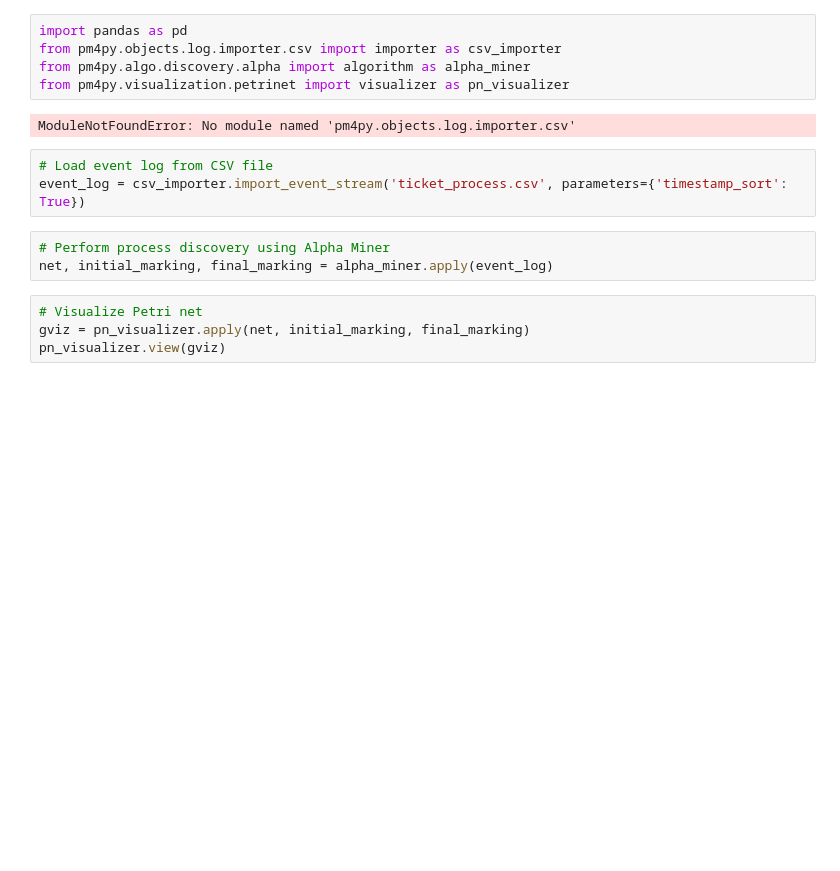
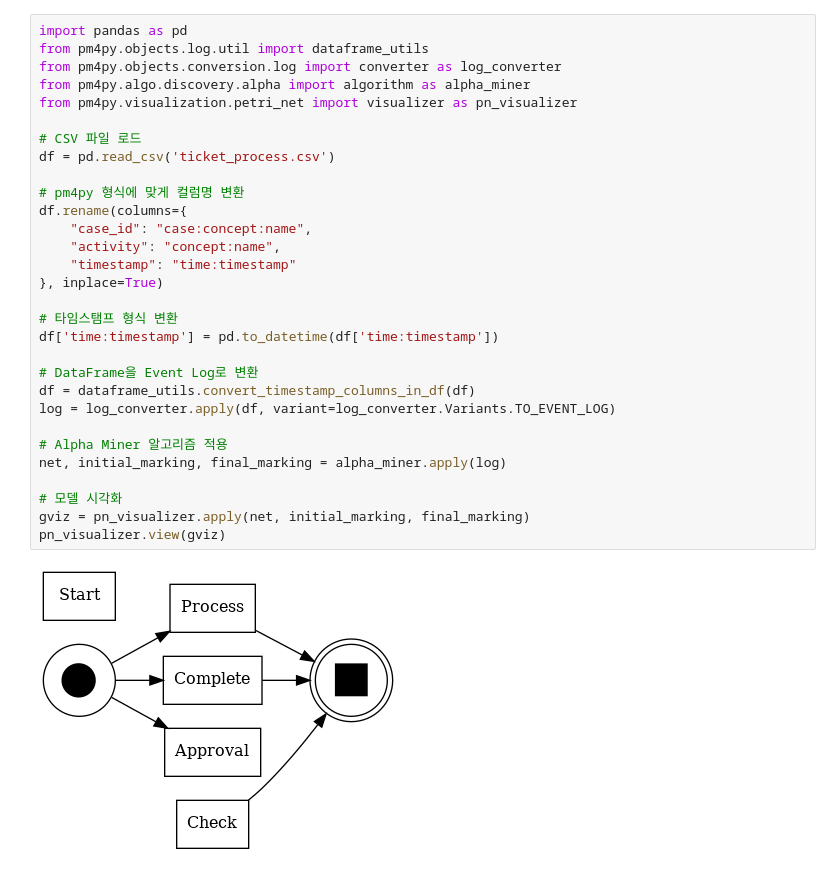
Before and after one commit to ellinlee/Data_Analytics, a Jupyter notebook: week5/Untitled1.ipynb, the cells around one changed output. Cells and saved outputs as stored; diff of their text form; blank space fills up the shorter version.

```diff
--- a/week5/Untitled1.ipynb
+++ b/week5/Untitled1.ipynb
@@ -41,17 +53,32 @@ Requirement already satisfied: six>=1.5 in c:\users\lee eunchae\anaconda3\lib\si
 # %%
 import pandas as pd
-from pm4py.objects.log.importer.csv import importer as csv_importer
+from pm4py.objects.log.util import dataframe_utils
+from pm4py.objects.conversion.log import converter as log_converter
 from pm4py.algo.discovery.alpha import algorithm as alpha_miner
-from pm4py.visualization.petrinet import visualizer as pn_visualizer
+from pm4py.visualization.petri_net import visualizer as pn_visualizer
+
+# CSV 파일 로드
+df = pd.read_csv('ticket_process.csv')
+
+# pm4py 형식에 맞게 컬럼명 변환
+df.rename(columns={
+    "case_id": "case:concept:name",
+    "activity": "concept:name",
+    "timestamp": "time:timestamp"
+}, inplace=True)
+
+# 타임스탬프 형식 변환
+df['time:timestamp'] = pd.to_datetime(df['time:timestamp'])
+
+# DataFrame을 Event Log로 변환
+df = dataframe_utils.convert_timestamp_columns_in_df(df)
+log = log_converter.apply(df, variant=log_converter.Variants.TO_EVENT_LOG)
+
+# Alpha Miner 알고리즘 적용
+net, initial_marking, final_marking = alpha_miner.apply(log)
+
+# 모델 시각화
+gviz = pn_visualizer.apply(net, initial_marking, final_marking)
+pn_visualizer.view(gviz)
 # %% [output]
-ModuleNotFoundError: No module named 'pm4py.objects.log.importer.csv'
+[figure, added]
-# %%
-# Load event log from CSV file
-event_log = csv_importer.import_event_stream('ticket_process.csv', parameters={'timestamp_sort': True})
-# %%
-# Perform process discovery using Alpha Miner
-net, initial_marking, final_marking = alpha_miner.apply(event_log)
-# %%
-# Visualize Petri net
-gviz = pn_visualizer.apply(net, initial_marking, final_marking)
-pn_visualizer.view(gviz)
```
Also changed, not shown: parts of 3 cells of this notebook, 5 other files.
